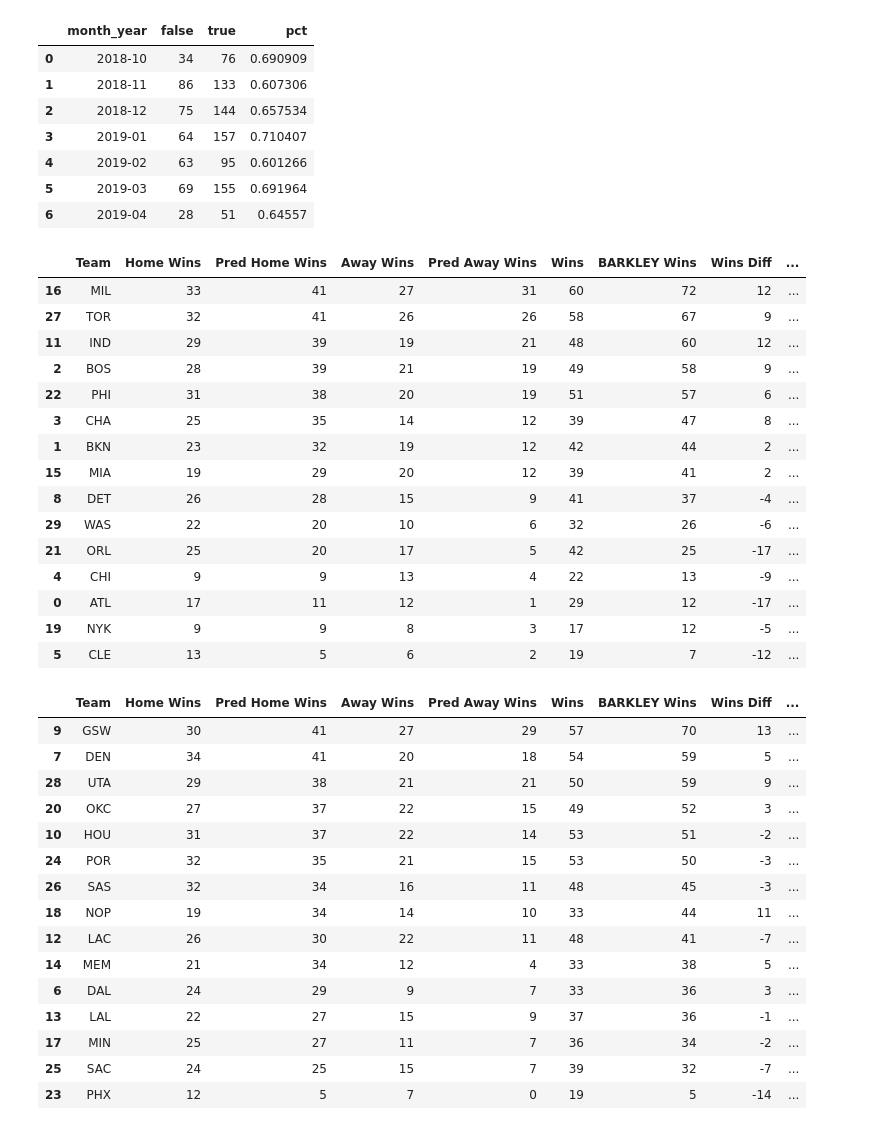
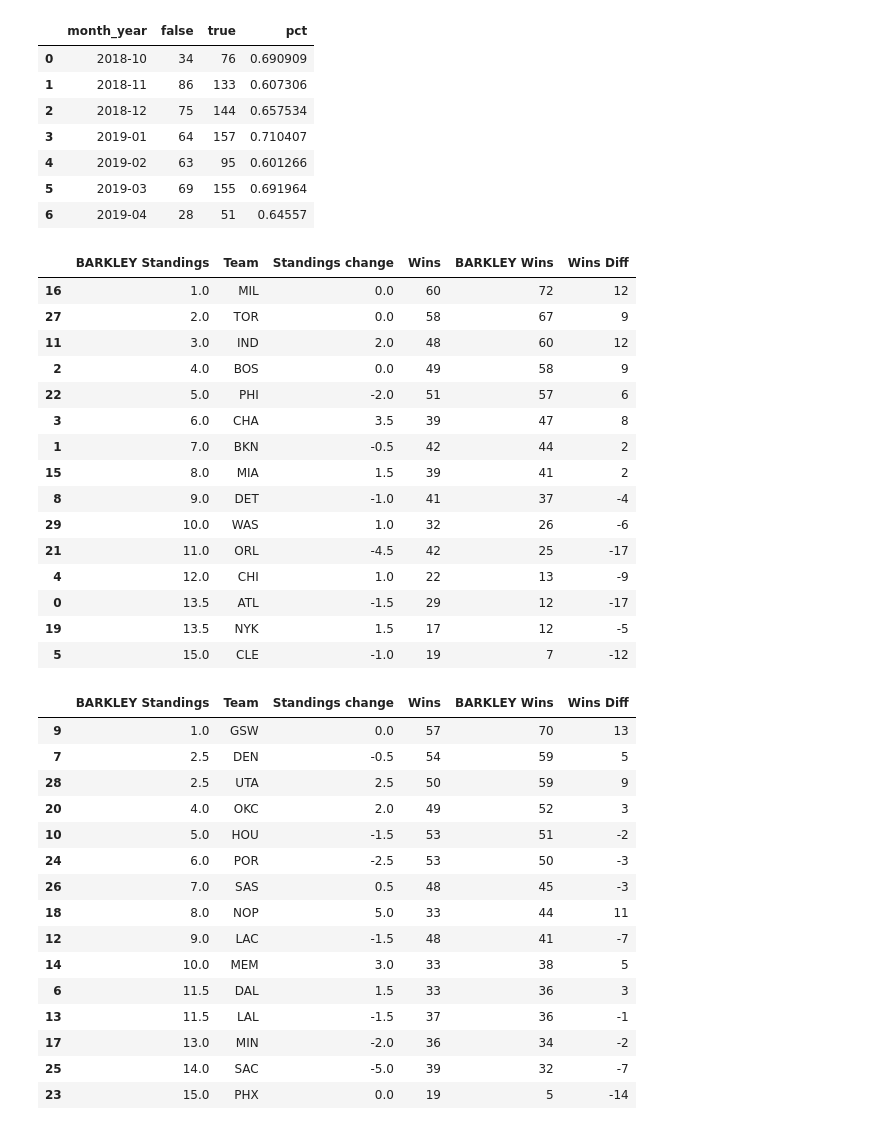
Before and after one commit to kyletsang0/LHL-Final-NBA-Predictor, a Jupyter notebook: NBA Predictor.ipynb, the cells around one changed output. Cells and saved outputs as stored; diff of their text form; code cells hidden in the pictures.

```diff
--- a/NBA Predictor.ipynb
+++ b/NBA Predictor.ipynb
@@ -565,47 +570,47 @@ df_predicted2018West.drop(['Conference'], axis=1, inplace=True)
 # %%
 df_predicted2018East.sort_values('BARKLEY Wins', ascending=False, inplace = True)
 df_predicted2018East['2018 Standings'] = df_predicted2018East['Wins'].rank(ascending=False)
 df_predicted2018East['BARKLEY Standings'] = df_predicted2018East['BARKLEY Wins'].rank(ascending=False)
-df_predicted2018East['Standings Diff'] = df_predicted2018East['BARKLEY Standings'] - df_predicted2018East['2018 Standings']
-df_predicted2018East
+df_predicted2018East['Standings change'] = df_predicted2018East['2018 Standings'] - df_predicted2018East['BARKLEY Standings']
+df_predicted2018East[['BARKLEY Standings','Team','Standings change','Wins','BARKLEY Wins','Wins Diff']]
 # %% [output]
-|  | Team | Home Wins | Pred Home Wins | Away Wins | Pred Away Wins | Wins | BARKLEY Wins | Wins Diff | ... |
-| 16 | MIL | 33 | 41 | 27 | 31 | 60 | 72 | 12 | ... |
-| 27 | TOR | 32 | 41 | 26 | 26 | 58 | 67 | 9 | ... |
-| 11 | IND | 29 | 39 | 19 | 21 | 48 | 60 | 12 | ... |
-| 2 | BOS | 28 | 39 | 21 | 19 | 49 | 58 | 9 | ... |
-| 22 | PHI | 31 | 38 | 20 | 19 | 51 | 57 | 6 | ... |
-| 3 | CHA | 25 | 35 | 14 | 12 | 39 | 47 | 8 | ... |
-| 1 | BKN | 23 | 32 | 19 | 12 | 42 | 44 | 2 | ... |
-| 15 | MIA | 19 | 29 | 20 | 12 | 39 | 41 | 2 | ... |
-| 8 | DET | 26 | 28 | 15 | 9 | 41 | 37 | -4 | ... |
-| 29 | WAS | 22 | 20 | 10 | 6 | 32 | 26 | -6 | ... |
-| 21 | ORL | 25 | 20 | 17 | 5 | 42 | 25 | -17 | ... |
-| 4 | CHI | 9 | 9 | 13 | 4 | 22 | 13 | -9 | ... |
-| 0 | ATL | 17 | 11 | 12 | 1 | 29 | 12 | -17 | ... |
-| 19 | NYK | 9 | 9 | 8 | 3 | 17 | 12 | -5 | ... |
-| 5 | CLE | 13 | 5 | 6 | 2 | 19 | 7 | -12 | ... |
+|  | BARKLEY Standings | Team | Standings change | Wins | BARKLEY Wins | Wins Diff |
+| 16 | 1.0 | MIL | 0.0 | 60 | 72 | 12 |
+| 27 | 2.0 | TOR | 0.0 | 58 | 67 | 9 |
+| 11 | 3.0 | IND | 2.0 | 48 | 60 | 12 |
+| 2 | 4.0 | BOS | 0.0 | 49 | 58 | 9 |
+| 22 | 5.0 | PHI | -2.0 | 51 | 57 | 6 |
+| 3 | 6.0 | CHA | 3.5 | 39 | 47 | 8 |
+| 1 | 7.0 | BKN | -0.5 | 42 | 44 | 2 |
+| 15 | 8.0 | MIA | 1.5 | 39 | 41 | 2 |
+| 8 | 9.0 | DET | -1.0 | 41 | 37 | -4 |
+| 29 | 10.0 | WAS | 1.0 | 32 | 26 | -6 |
+| 21 | 11.0 | ORL | -4.5 | 42 | 25 | -17 |
+| 4 | 12.0 | CHI | 1.0 | 22 | 13 | -9 |
+| 0 | 13.5 | ATL | -1.5 | 29 | 12 | -17 |
+| 19 | 13.5 | NYK | 1.5 | 17 | 12 | -5 |
+| 5 | 15.0 | CLE | -1.0 | 19 | 7 | -12 |
 # %%
 df_predicted2018West.sort_values('BARKLEY Wins', ascending=False, inplace = True)
 df_predicted2018West['2018 Standings'] = df_predicted2018West['Wins'].rank(ascending=False)
 df_predicted2018West['BARKLEY Standings'] = df_predicted2018West['BARKLEY Wins'].rank(ascending=False)
-df_predicted2018West['Standings Diff'] = df_predicted2018West['BARKLEY Standings'] - df_predicted2018West['2018 Standings']
+df_predicted2018West['Standings change'] = df_predicted2018West['2018 Standings'] - df_predicted2018West['BARKLEY Standings']
 
-df_predicted2018West
+df_predicted2018West[['BARKLEY Standings','Team','Standings change','Wins','BARKLEY Wins','Wins Diff']]
 # %% [output]
-|  | Team | Home Wins | Pred Home Wins | Away Wins | Pred Away Wins | Wins | BARKLEY Wins | Wins Diff | ... |
-| 9 | GSW | 30 | 41 | 27 | 29 | 57 | 70 | 13 | ... |
-| 7 | DEN | 34 | 41 | 20 | 18 | 54 | 59 | 5 | ... |
-| 28 | UTA | 29 | 38 | 21 | 21 | 50 | 59 | 9 | ... |
-| 20 | OKC | 27 | 37 | 22 | 15 | 49 | 52 | 3 | ... |
-| 10 | HOU | 31 | 37 | 22 | 14 | 53 | 51 | -2 | ... |
-| 24 | POR | 32 | 35 | 21 | 15 | 53 | 50 | -3 | ... |
-| 26 | SAS | 32 | 34 | 16 | 11 | 48 | 45 | -3 | ... |
-| 18 | NOP | 19 | 34 | 14 | 10 | 33 | 44 | 11 | ... |
-| 12 | LAC | 26 | 30 | 22 | 11 | 48 | 41 | -7 | ... |
-| 14 | MEM | 21 | 34 | 12 | 4 | 33 | 38 | 5 | ... |
-| 6 | DAL | 24 | 29 | 9 | 7 | 33 | 36 | 3 | ... |
-| 13 | LAL | 22 | 27 | 15 | 9 | 37 | 36 | -1 | ... |
-| 17 | MIN | 25 | 27 | 11 | 7 | 36 | 34 | -2 | ... |
-| 25 | SAC | 24 | 25 | 15 | 7 | 39 | 32 | -7 | ... |
-| 23 | PHX | 12 | 5 | 7 | 0 | 19 | 5 | -14 | ... |
+|  | BARKLEY Standings | Team | Standings change | Wins | BARKLEY Wins | Wins Diff |
+| 9 | 1.0 | GSW | 0.0 | 57 | 70 | 13 |
+| 7 | 2.5 | DEN | -0.5 | 54 | 59 | 5 |
+| 28 | 2.5 | UTA | 2.5 | 50 | 59 | 9 |
+| 20 | 4.0 | OKC | 2.0 | 49 | 52 | 3 |
+| 10 | 5.0 | HOU | -1.5 | 53 | 51 | -2 |
+| 24 | 6.0 | POR | -2.5 | 53 | 50 | -3 |
+| 26 | 7.0 | SAS | 0.5 | 48 | 45 | -3 |
+| 18 | 8.0 | NOP | 5.0 | 33 | 44 | 11 |
+| 12 | 9.0 | LAC | -1.5 | 48 | 41 | -7 |
+| 14 | 10.0 | MEM | 3.0 | 33 | 38 | 5 |
+| 6 | 11.5 | DAL | 1.5 | 33 | 36 | 3 |
+| 13 | 11.5 | LAL | -1.5 | 37 | 36 | -1 |
+| 17 | 13.0 | MIN | -2.0 | 36 | 34 | -2 |
+| 25 | 14.0 | SAC | -5.0 | 39 | 32 | -7 |
+| 23 | 15.0 | PHX | 0.0 | 19 | 5 | -14 |
```
Also changed, not shown: parts of 1 cell of this notebook.
